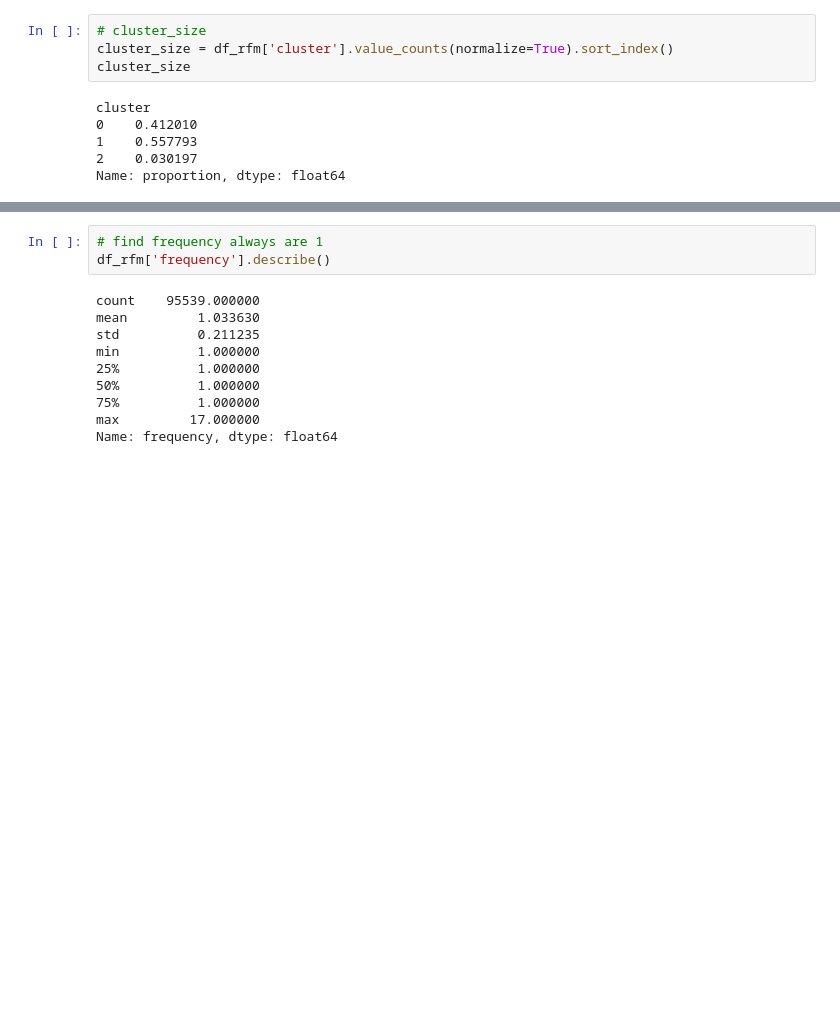
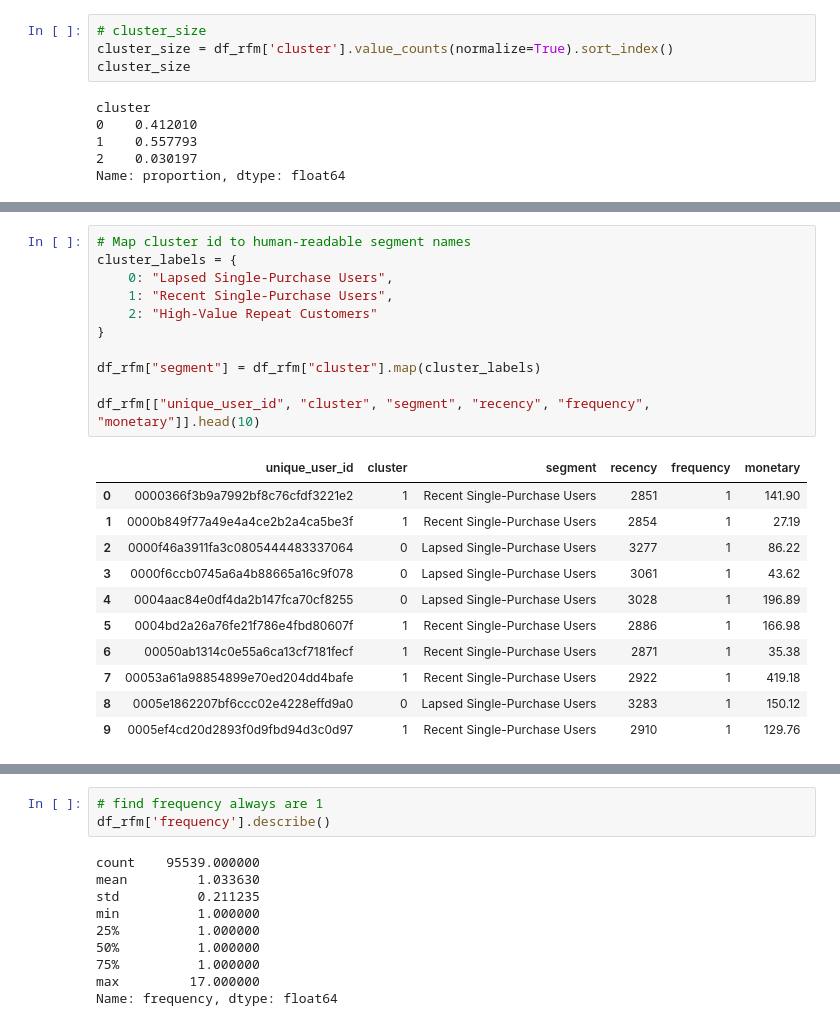
Before and after one commit to WangXin154/E-commerce_decision-making-_intelligence, a Jupyter notebook: Statistical_analysis_report/02.User_Segmentation_vs_ Value_Analysis_(RFM Model).ipynb, the cells around one changed output, grey strips where cells are left out. Drawn from its saved outputs; the diff is of its cells as text; blank space fills up the shorter version.

```diff
--- a/Statistical_analysis_report/02.User_Segmentation_vs_ Value_Analysis_(RFM Model).ipynb
+++ b/Statistical_analysis_report/02.User_Segmentation_vs_ Value_Analysis_(RFM Model).ipynb
@@ -256,0 +269,23 @@ Name: proportion, dtype: float64
+# %%
+# Map cluster id to human-readable segment names
+cluster_labels = {
+    0: "Lapsed Single-Purchase Users",
+    1: "Recent Single-Purchase Users",
+    2: "High-Value Repeat Customers"
+}
+
+df_rfm["segment"] = df_rfm["cluster"].map(cluster_labels)
+
+df_rfm[["unique_user_id", "cluster", "segment", "recency", "frequency", "monetary"]].head(10)
+# %% [output]
+|  | unique_user_id | cluster | segment | recency | frequency | monetary |
+| 0 | 0000366f3b9a7992bf8c76cfdf3221e2 | 1 | Recent Single-Purchase Users | 2851 | 1 | 141.90 |
+| 1 | 0000b849f77a49e4a4ce2b2a4ca5be3f | 1 | Recent Single-Purchase Users | 2854 | 1 | 27.19 |
+| 2 | 0000f46a3911fa3c0805444483337064 | 0 | Lapsed Single-Purchase Users | 3277 | 1 | 86.22 |
+| 3 | 0000f6ccb0745a6a4b88665a16c9f078 | 0 | Lapsed Single-Purchase Users | 3061 | 1 | 43.62 |
+| 4 | 0004aac84e0df4da2b147fca70cf8255 | 0 | Lapsed Single-Purchase Users | 3028 | 1 | 196.89 |
+| 5 | 0004bd2a26a76fe21f786e4fbd80607f | 1 | Recent Single-Purchase Users | 2886 | 1 | 166.98 |
+| 6 | 00050ab1314c0e55a6ca13cf7181fecf | 1 | Recent Single-Purchase Users | 2871 | 1 | 35.38 |
+| 7 | 00053a61a98854899e70ed204dd4bafe | 1 | Recent Single-Purchase Users | 2922 | 1 | 419.18 |
+| 8 | 0005e1862207bf6ccc02e4228effd9a0 | 0 | Lapsed Single-Purchase Users | 3283 | 1 | 150.12 |
+| 9 | 0005ef4cd20d2893f0d9fbd94d3c0d97 | 1 | Recent Single-Purchase Users | 2910 | 1 | 129.76 |
```
Also changed, not shown: parts of 5 cells of this notebook.
